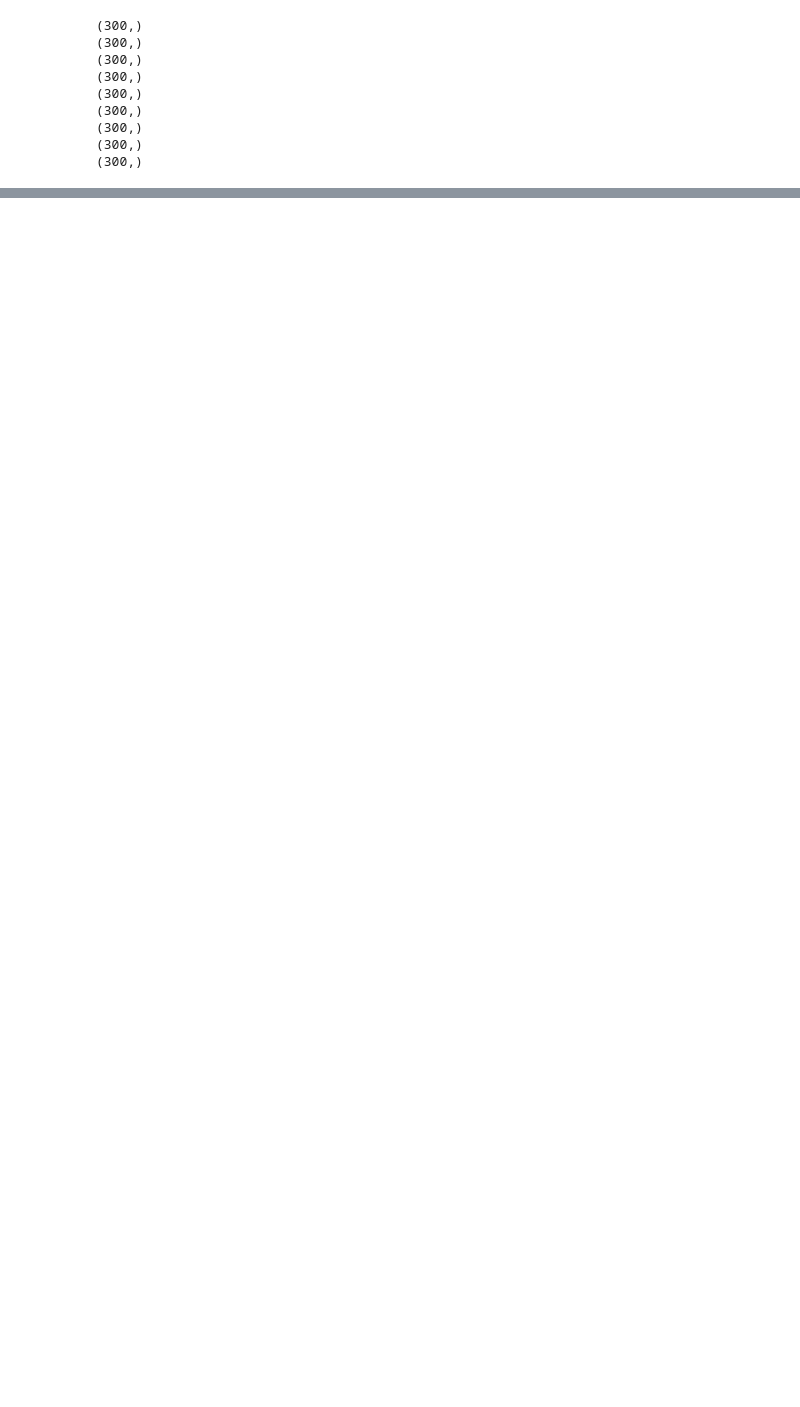
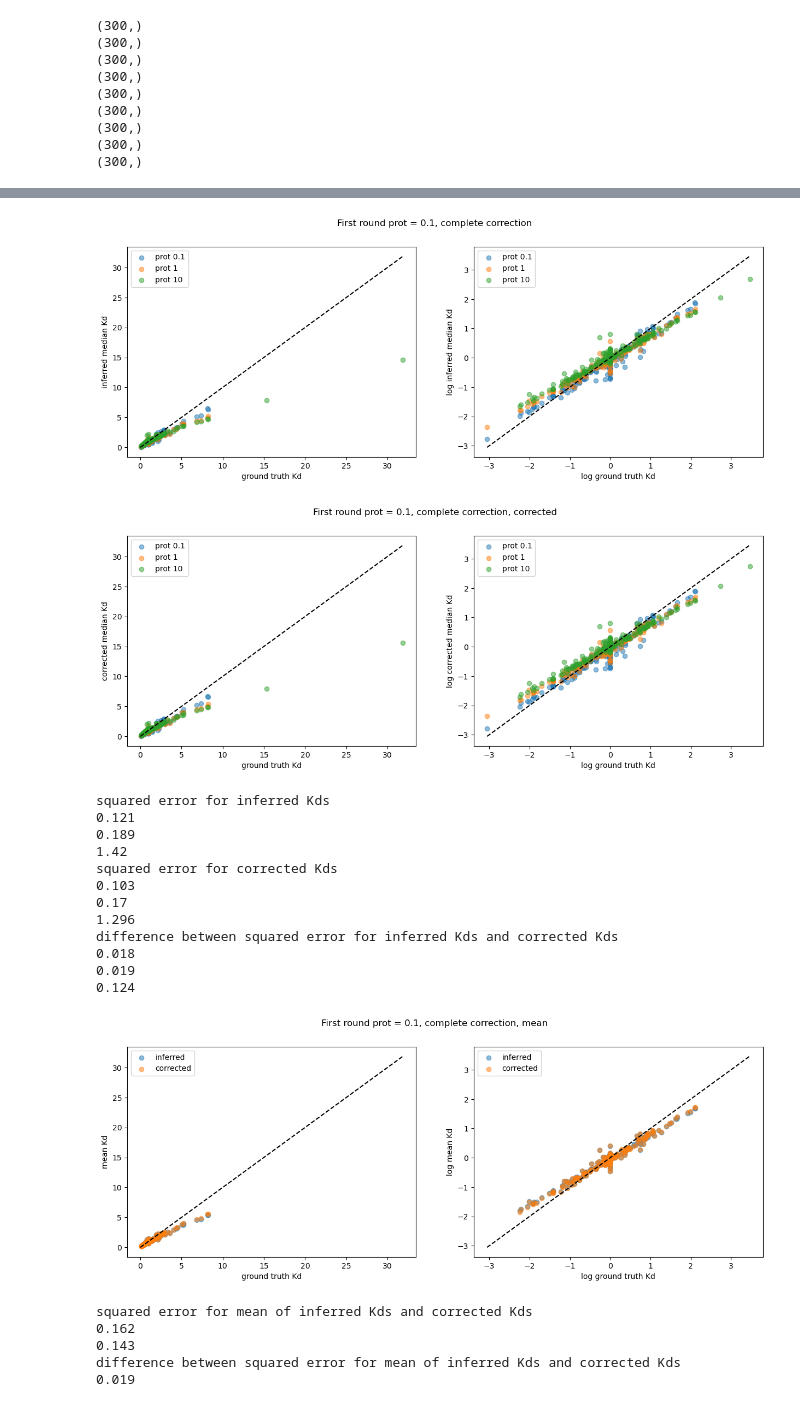
Before and after one commit to JoshuaGensel/dmMIME_correction, a Jupyter notebook: src/simulation_test_exp_cond.ipynb, the cells around one changed output, grey strips where cells are left out. Drawn from its saved outputs; the diff is of its cells as text; code cells hidden in the pictures; blank space fills up the shorter version.

```diff
--- a/src/simulation_test_exp_cond.ipynb
+++ b/src/simulation_test_exp_cond.ipynb
@@ -478,0 +532,35 @@ plt.show()
+# %%
+complete_corrected_Kds_prot_01_01 = correct_Kds_complete(data_path + '/secondFromProt0.1/prot0.1/results/PositionWiseKdEstimates.csv', data_path + '/secondFromProt0.1/prot0.1/1d/')
+complete_corrected_Kds_prot_01_1 = correct_Kds_complete(data_path + '/secondFromProt0.1/prot1/results/PositionWiseKdEstimates.csv', data_path + '/secondFromProt0.1/prot1/1d/')
+complete_corrected_Kds_prot_01_10 = correct_Kds_complete(data_path + '/secondFromProt0.1/prot10/results/PositionWiseKdEstimates.csv', data_path + '/secondFromProt0.1/prot10/1d/')
+
+complete_corrected_Kds_prot_1_01 = correct_Kds_complete(data_path + '/secondFromProt1/prot0.1/results/PositionWiseKdEstimates.csv', data_path + '/secondFromProt1/prot0.1/1d/')
+complete_corrected_Kds_prot_1_1 = correct_Kds_complete(data_path + '/secondFromProt1/prot1/results/PositionWiseKdEstimates.csv', data_path + '/secondFromProt1/prot1/1d/')
+complete_corrected_Kds_prot_1_10 = correct_Kds_complete(data_path + '/secondFromProt1/prot10/results/PositionWiseKdEstimates.csv', data_path + '/secondFromProt1/prot10/1d/')
+
+complete_corrected_Kds_prot_10_01 = correct_Kds_complete(data_path + '/secondFromProt10/prot0.1/results/PositionWiseKdEstimates.csv', data_path + '/secondFromProt10/prot0.1/1d/')
+complete_corrected_Kds_prot_10_1 = correct_Kds_complete(data_path + '/secondFromProt10/prot1/results/PositionWiseKdEstimates.csv', data_path + '/secondFromProt10/prot1/1d/')
+complete_corrected_Kds_prot_10_10 = correct_Kds_complete(data_path + '/secondFromProt10/prot10/results/PositionWiseKdEstimates.csv', data_path + '/secondFromProt10/prot10/1d/')
+# %%
+comparison_plot(ground_truth, inferred_Kds_prot_01_01, inferred_Kds_prot_01_1, inferred_Kds_prot_01_10, complete_corrected_Kds_prot_01_01, complete_corrected_Kds_prot_01_1, complete_corrected_Kds_prot_01_10, 'First round prot = 0.1, complete correction')
+# %% [output]
+[figure, added]
+[figure, added]
+squared error for inferred Kds
+0.121
+0.189
+1.42
+squared error for corrected Kds
+0.103
+0.17
+1.296
+difference between squared error for inferred Kds and corrected Kds
+0.018
+0.019
+0.124
+[figure, added]
+squared error for mean of inferred Kds and corrected Kds
+0.162
+0.143
+difference between squared error for mean of inferred Kds and corrected Kds
+0.019
```
Also changed, not shown: parts of 12 cells of this notebook.
